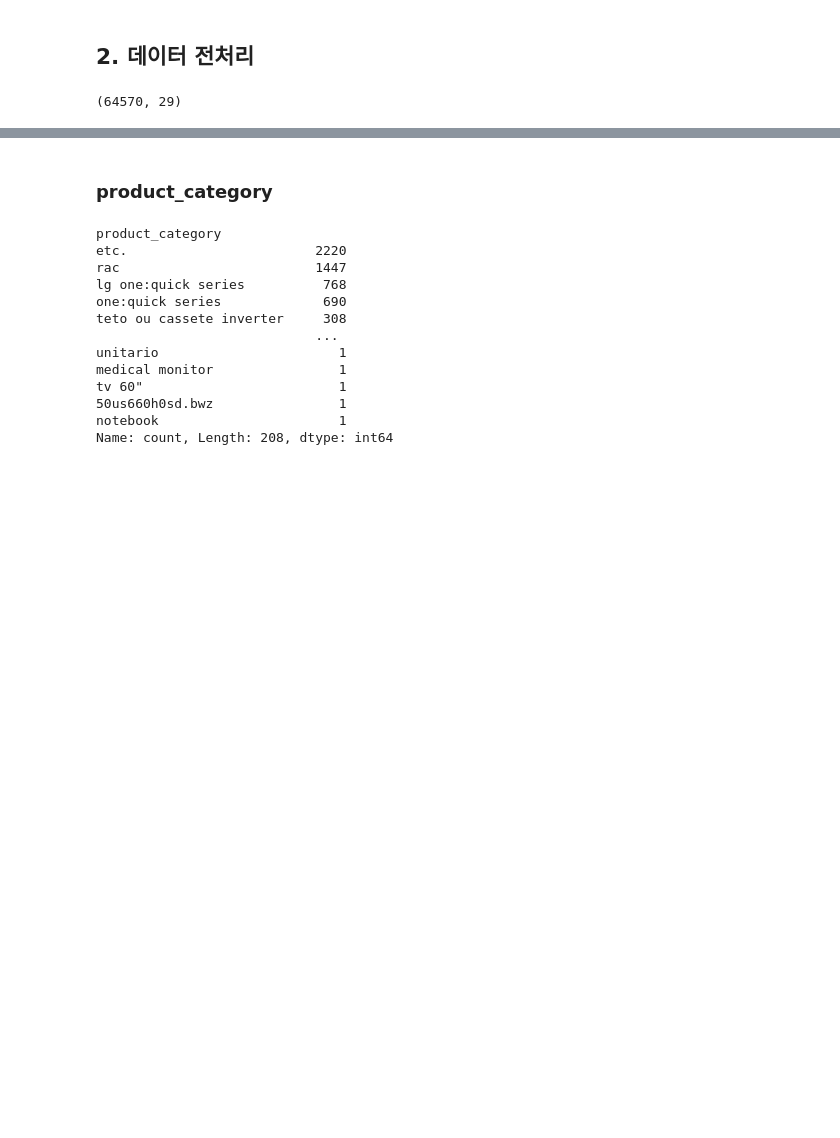
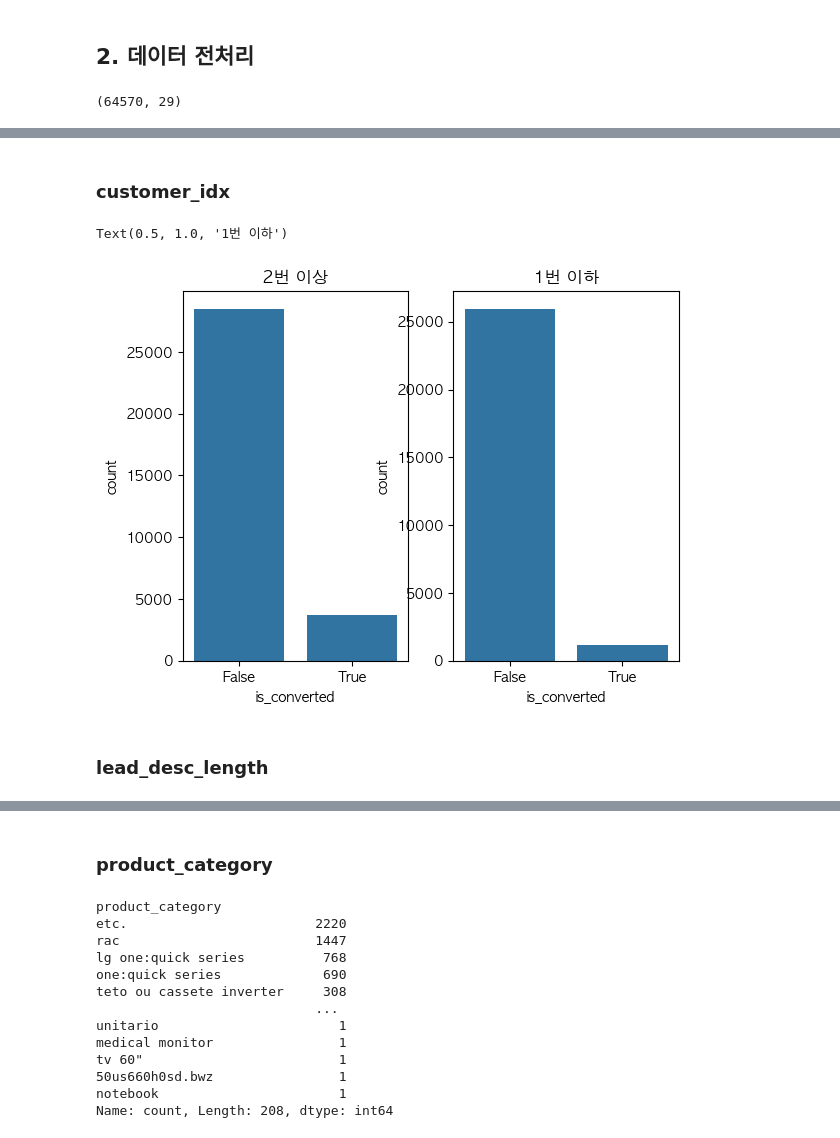
Before and after one commit to egahyun/LG_aimers_B2BEST, a Jupyter notebook: data_eda.ipynb, the cells around one changed output, grey strips where cells are left out. Drawn from its saved outputs; the diff is of its cells as text; code cells hidden in the pictures; blank space fills up the shorter version.

```diff
--- a/data_eda.ipynb
+++ b/data_eda.ipynb
@@ -46,0 +140,15 @@ df_all.shape
+# %% [markdown]
+### customer_idx
+# %%
+# 2번 이상 문의한 고객은 1 1번 이하로 문의한 고객은 0
+idx_count = df_all['customer_idx'].value_counts()
+fig, ax = plt.subplots(1,2)
+sns.countplot(x = 'is_converted', data = df_all[df_all['customer_idx'].isin(idx_count[idx_count>1].index)], ax = ax[0])
+ax[0].set_title('2번 이상')
+sns.countplot(x = 'is_converted', data = df_all[df_all['customer_idx'].isin(idx_count[idx_count<=1].index)], ax = ax[1])
+ax[1].set_title('1번 이하')
+# %% [output]
+Text(0.5, 1.0, '1번 이하')
+[figure, added]
+# %% [markdown]
+### lead_desc_length
```
Also changed, not shown: parts of 30 cells of this notebook, 1 other file.
